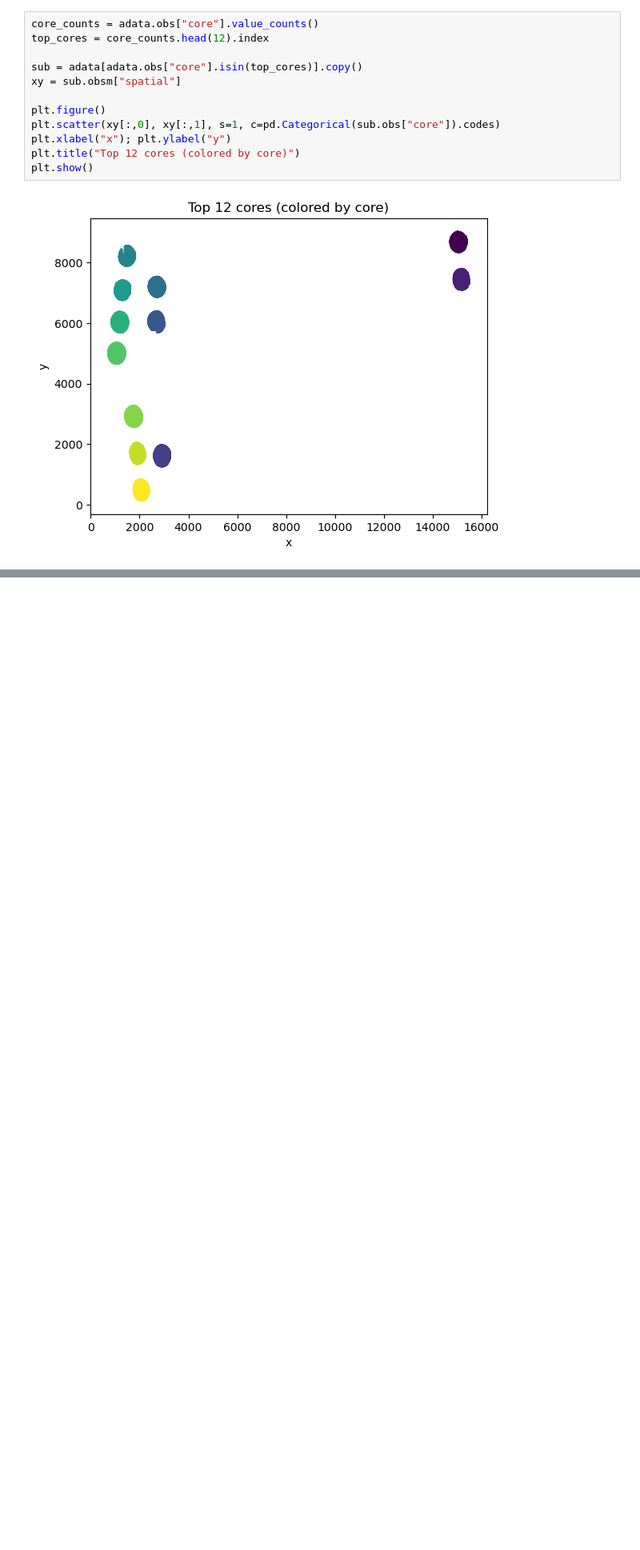
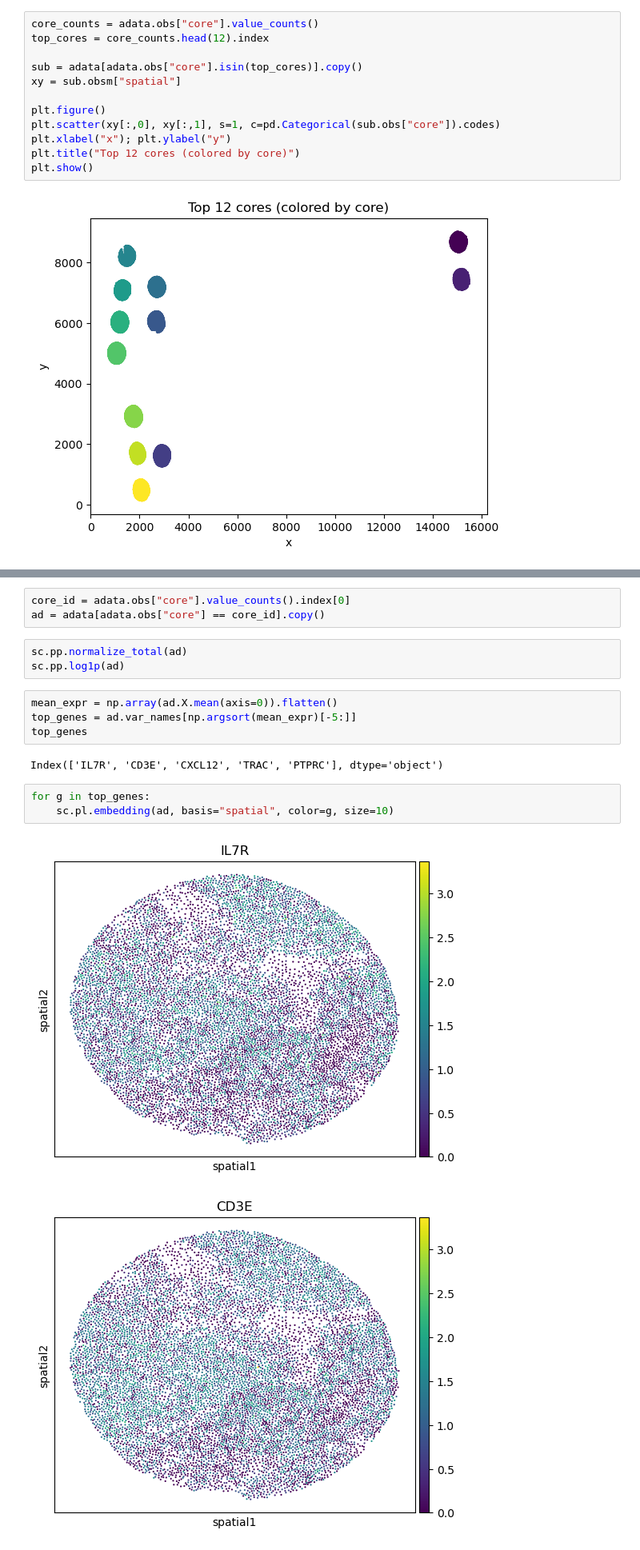
Before and after one commit to SZ-yang/QBS146_Bioinfo_FinalProject, a Jupyter notebook: dataset_test.ipynb, the cells around one changed output, grey strips where cells are left out. Shown at 80% size. Cells and saved outputs as stored; diff of their text form; blank space fills up the shorter version.

```diff
--- a/dataset_test.ipynb
+++ b/dataset_test.ipynb
@@ -114,0 +136,18 @@ sc.pl.umap(ad_small, color=["core", "transcript_counts"], wspace=0.4)
+# %%
+core_id = adata.obs["core"].value_counts().index[0]
+ad = adata[adata.obs["core"] == core_id].copy()
+# %%
+sc.pp.normalize_total(ad)
+sc.pp.log1p(ad)
+# %%
+mean_expr = np.array(ad.X.mean(axis=0)).flatten()
+top_genes = ad.var_names[np.argsort(mean_expr)[-5:]]
+top_genes
+# %% [output]
+Index(['IL7R', 'CD3E', 'CXCL12', 'TRAC', 'PTPRC'], dtype='object')
+# %%
+for g in top_genes:
+    sc.pl.embedding(ad, basis="spatial", color=g, size=10)
+# %% [output]
+[figure, added]
+[figure, added]
```
Also changed, not shown: parts of 24 cells of this notebook.
